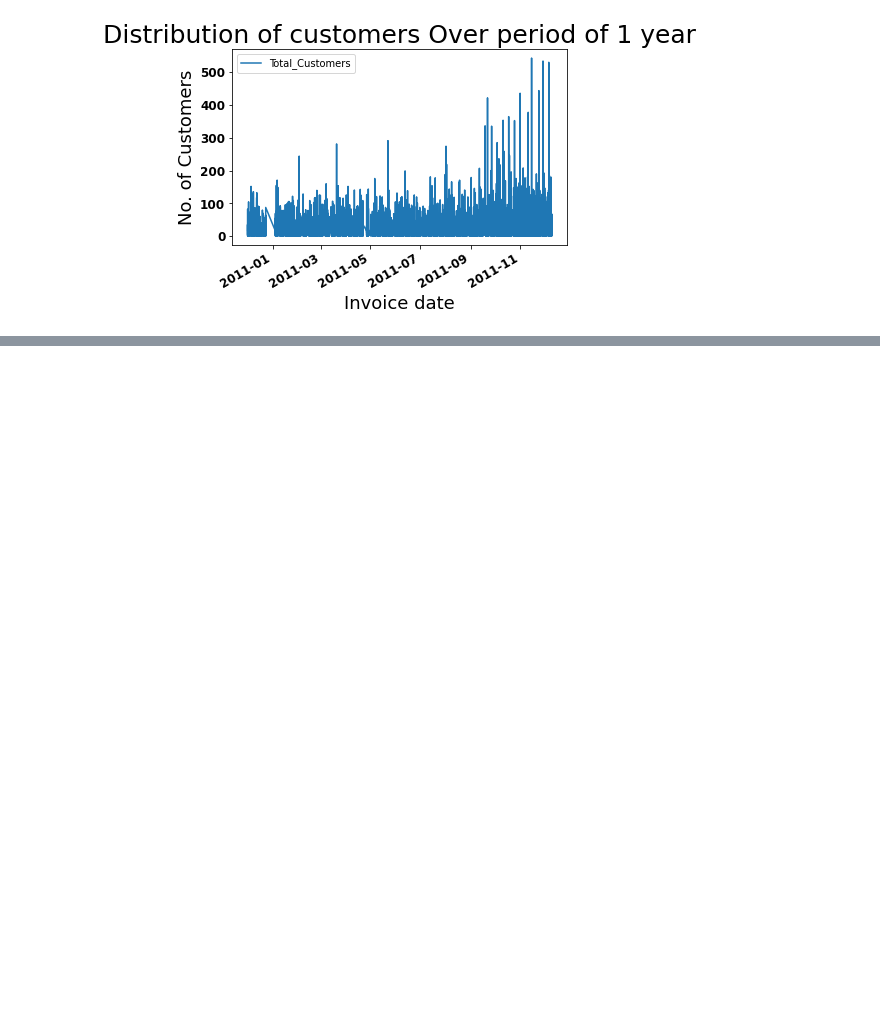
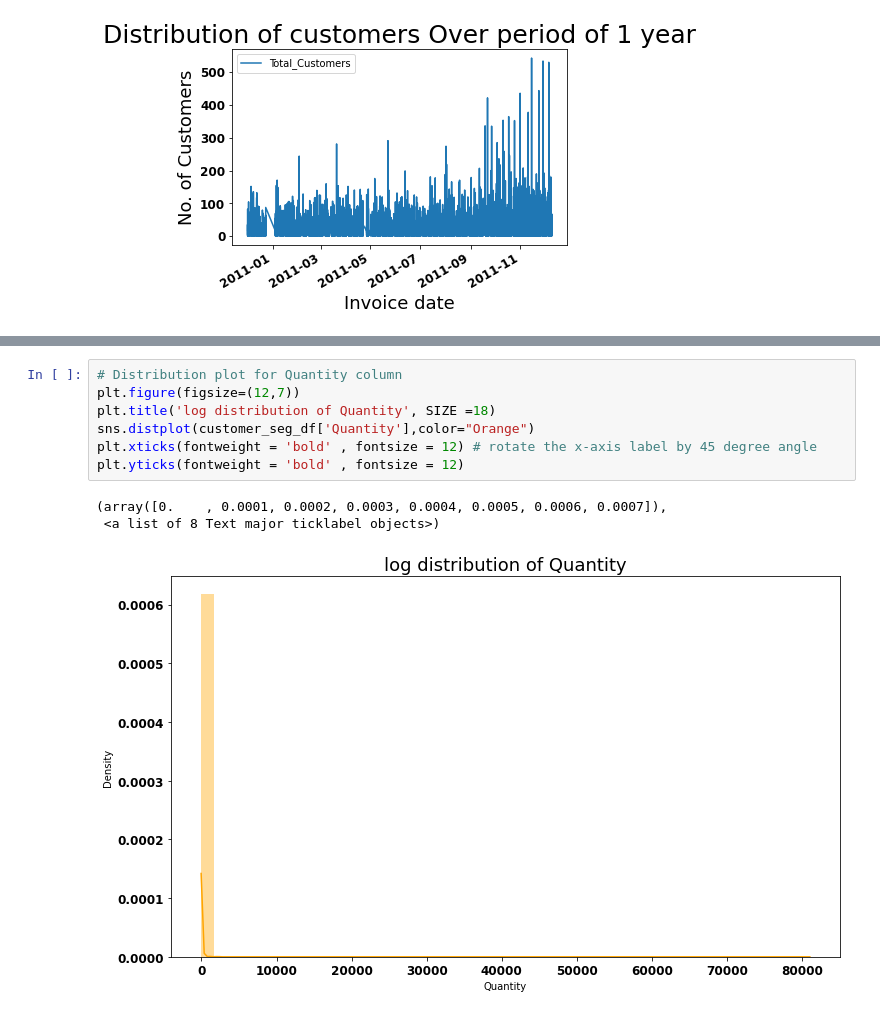
Before and after one commit to Shashankshekharpandey/Online-retail-customer-segmentation, a Jupyter notebook: Online_retail_customer_Segmentation.ipynb, the cells around one changed output, grey strips where cells are left out. Saved outputs shown, nothing was run; the diff lists cells and outputs as text; blank space fills up the shorter version.

```diff
--- a/Online_retail_customer_Segmentation.ipynb
+++ b/Online_retail_customer_Segmentation.ipynb
@@ -298,0 +360,11 @@ plt.show()
+# %%
+# Distribution plot for Quantity column
+plt.figure(figsize=(12,7))
+plt.title('log distribution of Quantity', SIZE =18)
+sns.distplot(customer_seg_df['Quantity'],color="Orange")
+plt.xticks(fontweight = 'bold' , fontsize = 12) # rotate the x-axis label by 45 degree angle
+plt.yticks(fontweight = 'bold' , fontsize = 12)
+# %% [output]
+(array([0.    , 0.0001, 0.0002, 0.0003, 0.0004, 0.0005, 0.0006, 0.0007]),
+ <a list of 8 Text major ticklabel objects>)
+[figure, added]
```
Also changed, not shown: parts of 10 cells of this notebook.
